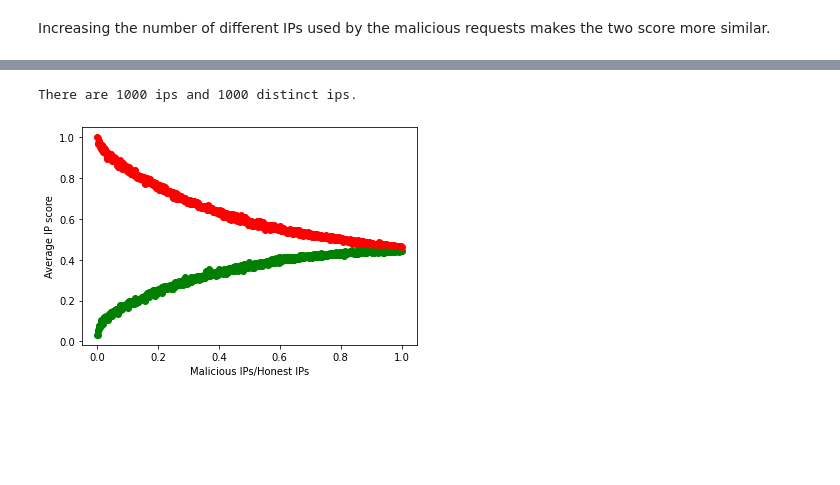
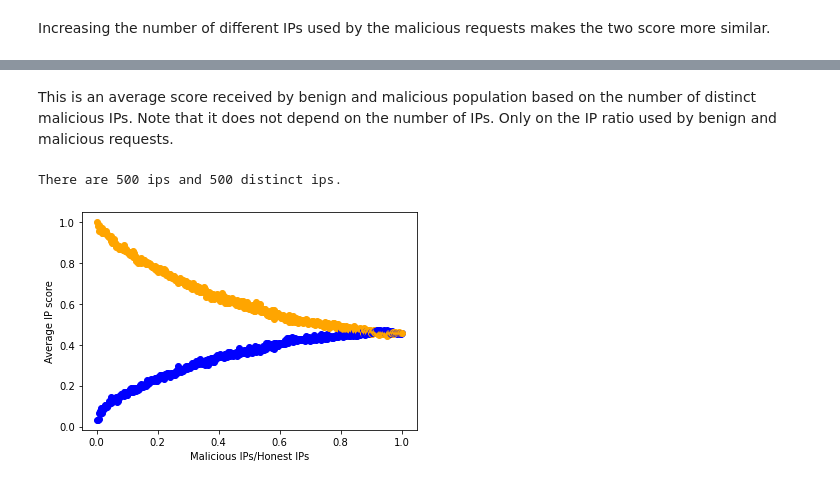
Before and after one commit to datahop/p2p-service-discovery, a Jupyter notebook: service-discovery/simulator_python/ip_score_problem.ipynb, the cells around one changed output, grey strips where cells are left out. Drawn from its saved outputs; the diff is of its cells as text; code cells hidden in the pictures; blank space fills up the shorter version.

Commit message:
playing with IP score

```diff
--- a/service-discovery/simulator_python/ip_score_problem.ipynb
+++ b/service-discovery/simulator_python/ip_score_problem.ipynb
@@ -152,44 +152,56 @@ avg bad score 0.8325
+# %% [markdown]
+This is an average score received by benign and malicious population based on the number of distinct malicious IPs. Note that it does not depend on the number of IPs. Only on the IP ratio used by benign and malicious requests.
 # %%
 #!/usr/bin/python3
 
 import math
 import matplotlib.pyplot as plt
 import random
 
 from TreeMichal import *
 
+def compare_average_score(ip_num, ax, benign_color, malicious_color):
+    ips = generate_IPs(ip_num)
+    print("There are",len(ips), "ips and", len(set(ips)), "distinct ips.")
+    x, y_good, y_malicious = [], [], []
+    for malicious_ips_num in range(1, len(ips)+1):
+        tree = TreeMichal()
+        scores = []
+        counter = 0
+        good_scores = []
+        bad_scores = []
+        ratio = len(ips)/malicious_ips_num
+        malicious_ips = set()
+        while(len(malicious_ips) < malicious_ips_num):
+            malicious_ips.add(ips[random.randint(0, len(ips)-1)])
+        malicious_ips = list(malicious_ips)
 
-ips = generate_IPs(1000)
-print("There are",len(ips), "ips and", len(set(ips)), "distinct ips.")
+        for ip in ips:
+            score,_ = tree.add(ip)
+            good_scores.append(score)
+
+            score,_ = tree.add(malicious_ips[counter % len(malicious_ips)])
+            bad_scores.append(score)
+            counter += 1
+
+        ax.scatter(malicious_ips_num/len(ips), sum(good_scores)/len(good_scores), label='good', color=benign_color)
+        ax.scatter(malicious_ips_num/len(ips), sum(bad_scores)/len(bad_scores), label='malicious', color=malicious_color)
+        x.append(malicious_ips_num/len(ips))
+        y_good.append(sum(good_scores)/len(good_scores))
+        y_malicious.append(sum(bad_scores)/len(bad_scores))
+    return x, y_good, y_malicious
+
 fig = plt.figure()
 ax = fig.add_subplot()
+#x, y_good, y_malicious = compare_average_score(20, ax, 'green', 'red')
+#x, y_good, y_malicious = compare_average_score(50, ax, 'black', 'violet')
+x, y_good, y_malicious = compare_average_score(500, ax, 'blue', 'orange')
 
-for malicious_ips_num in range(1, len(ips)+1):
-    tree = TreeMichal()
-    scores = []
-    counter = 0
-    good_scores = []
-    bad_scores = []
-    ratio = len(ips)/malicious_ips_num
-    malicious_ips = set()
-    while(len(malicious_ips) < malicious_ips_num):
-        malicious_ips.add(ips[random.randint(0, len(ips)-1)])
-    malicious_ips = list(malicious_ips)
 
-    for ip in ips:
-        score,_ = tree.add(ip)
-        good_scores.append(score)
-
-        score,_ = tree.add(malicious_ips[counter % len(malicious_ips)])
-        bad_scores.append(score)
-        counter += 1
-
-    ax.scatter(malicious_ips_num/len(ips), sum(good_scores)/len(good_scores), label='good', color='green')
-    ax.scatter(malicious_ips_num/len(ips), sum(bad_scores)/len(bad_scores), label='malicious', color='red')
 
 ax.set_xlabel('Malicious IPs/Honest IPs')
 ax.set_ylabel('Average IP score')
 plt.show()
 # %% [output]
-There are 1000 ips and 1000 distinct ips.
+There are 500 ips and 500 distinct ips.
-[figure, old version]
+[figure, new version]
```
Also changed, not shown: parts of 3 cells of this notebook, 1 other file.
